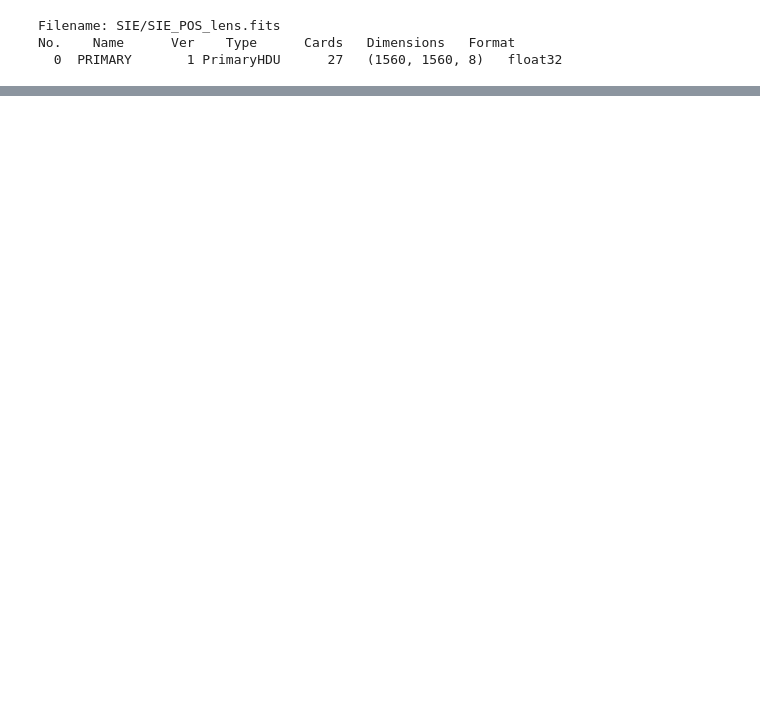
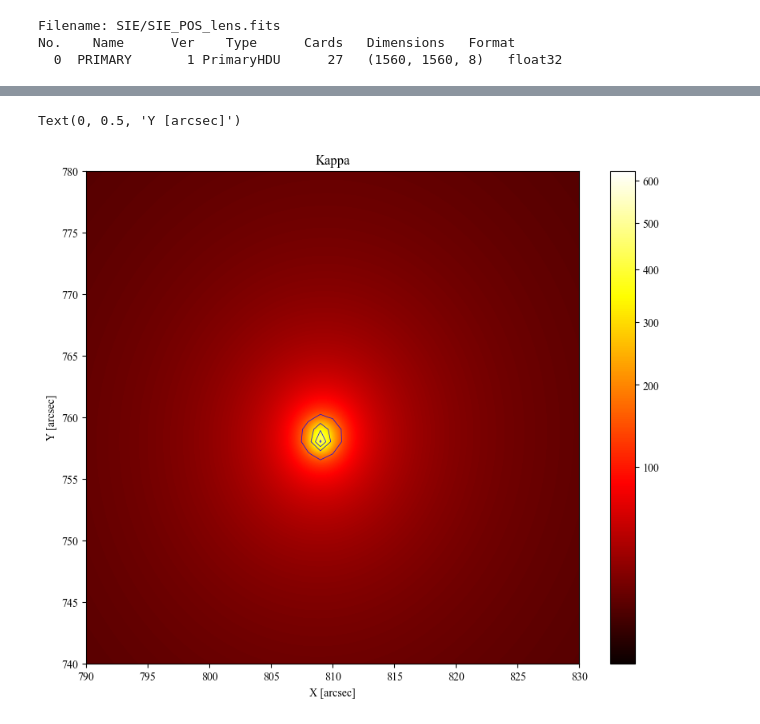
Before and after one commit to romms921/IllustrisTNG-Lens-Modelling, a Jupyter notebook: mass_profile_2.ipynb, the cells around one changed output, grey strips where cells are left out. Saved outputs shown, nothing was run; the diff lists cells and outputs as text; code cells hidden in the pictures; blank space fills up the shorter version.

```diff
--- a/mass_profile_2.ipynb
+++ b/mass_profile_2.ipynb
@@ -58,0 +164,14 @@ No.    Name      Ver    Type      Cards   Dimensions   Format
+# %%
+# Contour plot
+plt.figure(figsize=(10, 8))
+plt.imshow(kappa, cmap='hot', interpolation='bicubic', norm=norm)
+plt.xlim(790, 830)
+plt.ylim(740, 780)
+plt.colorbar()
+plt.title('Kappa')
+plt.contour(kappa, levels=5, colors='blue', linewidths=0.5)
+plt.xlabel('X [arcsec]')
+plt.ylabel('Y [arcsec]')
+# %% [output]
+Text(0, 0.5, 'Y [arcsec]')
+[figure, added]
```
Also changed, not shown: parts of 10 cells of this notebook.
